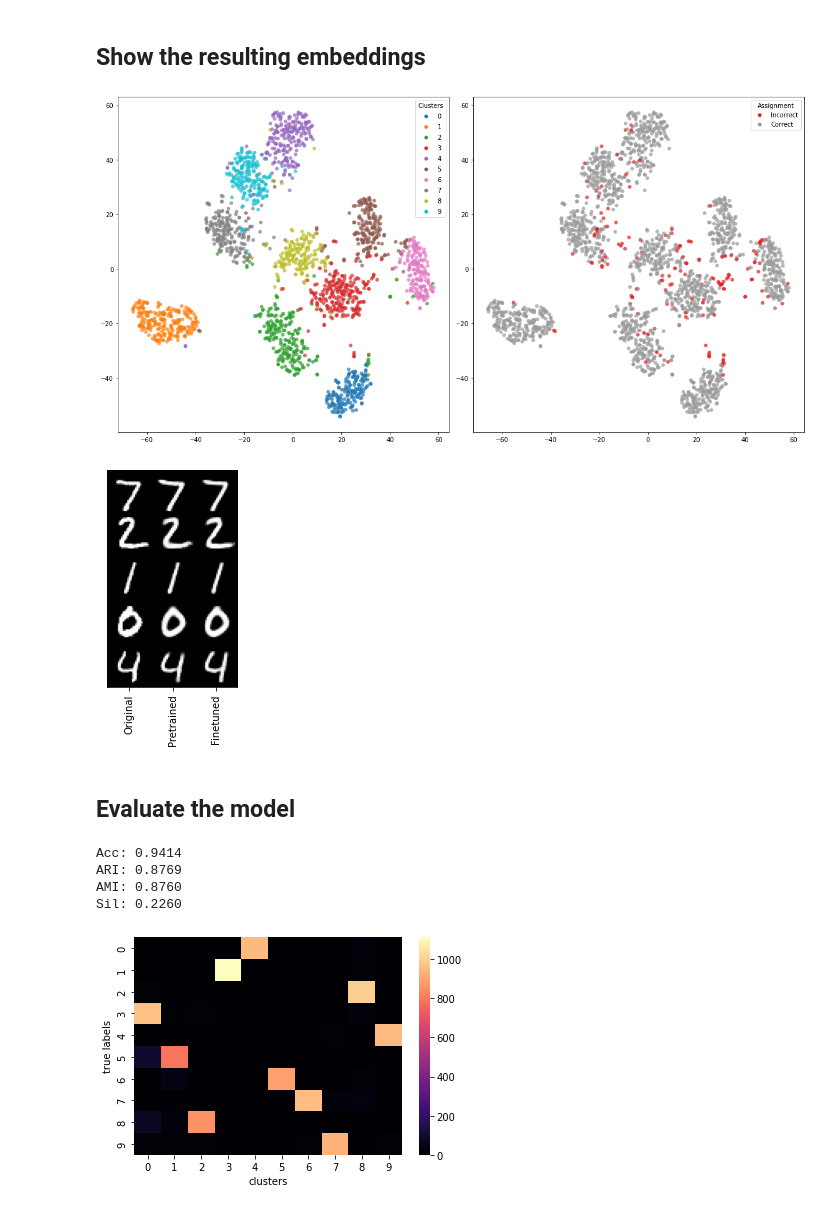
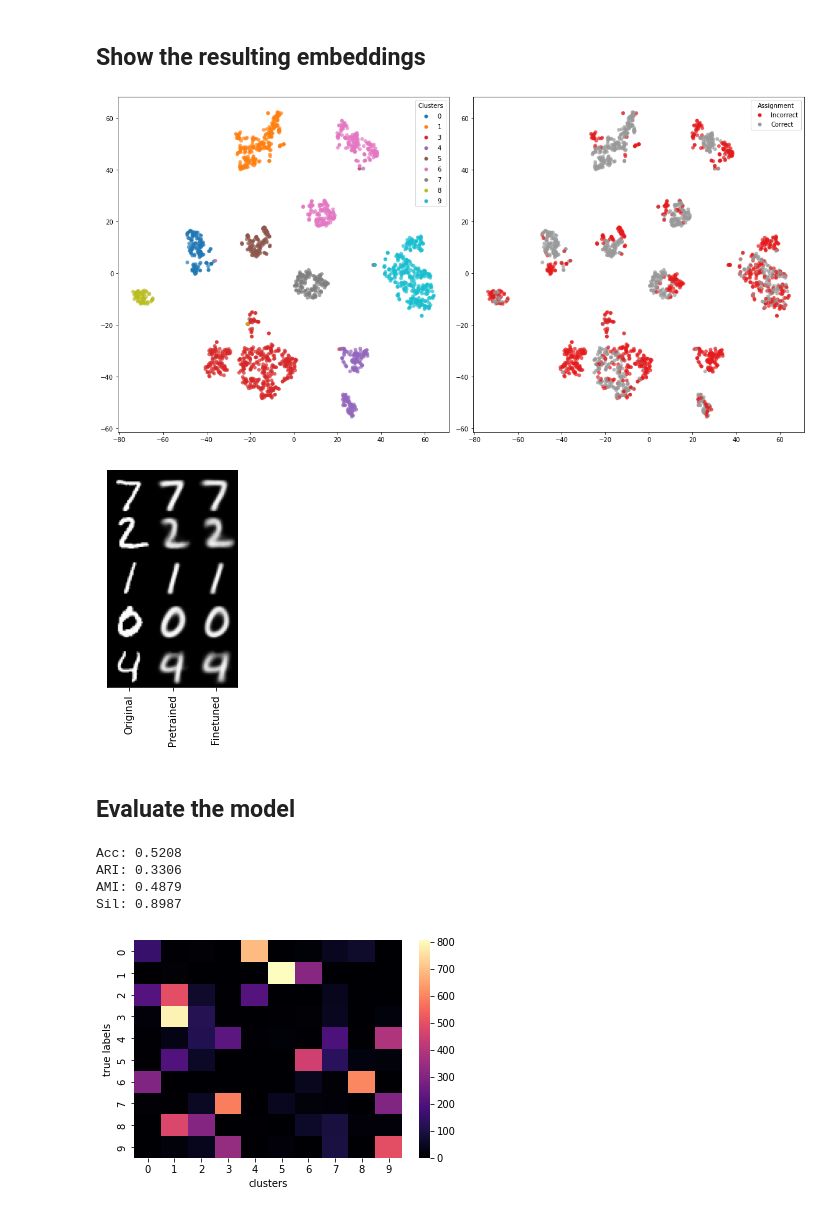
Before and after one commit to carlescn/MSc_bioinformatics_thesis, a Jupyter notebook: masters_thesis_models/vade_on_MNIST.ipynb, the cells around one changed output. Saved outputs shown, nothing was run; the diff lists cells and outputs as text; code cells hidden in the pictures.

```diff
--- a/masters_thesis_models/vade_on_MNIST.ipynb
+++ b/masters_thesis_models/vade_on_MNIST.ipynb
@@ -60,0 +46,12 @@ model_pretrain.decoder.load_weights("model_weights/vade/pretrained/decoder")
+# %%
+# model_vae.compile(optimizer=keras.optimizers.Adam())
+
+# model_vae.fit(x_train,
+#                epochs=EPOCHS,
+#                batch_size=128,
+#                verbose=2,
+#               )
+
+# model_vae.save_weights("model_weights/cvae/pretrained/vae")
+
+model_vae.load_weights("model_weights/cvae/pretrained/vae")
@@ -85,0 +83,2 @@ model_pretrain.decoder.load_weights("model_weights/vade/pretrained/decoder")
+# %%
+model_vae.load_weights("model_weights/cvae/pretrained/vae")
@@ -85,0 +89,10 @@ model_pretrain.decoder.load_weights("model_weights/vade/pretrained/decoder")
+# %%
+N_CLUSTERS = 10
+CLUSTERING_LOSS_WEIGHT = 0.1
+
+EPOCHS = 100
+BATCH_SIZE = 128
+SCHEDULE = 10
+DELTA_THRESHOLD = 0.01
+
+model_cvae = get_clustering_vae_model(model_vae, N_CLUSTERS, CLUSTERING_LOSS_WEIGHT)
@@ -138,46 +169,45 @@ callback = [tf.keras.callbacks.LearningRateScheduler(scheduler),
 # %% [markdown]
 Train the model:
 # %%
-EPOCHS = 200
-LEARNING_RATE = 0.002
-BATCH_SIZE = 128
-SCHEDULE = 10
+# model_cvae.compile(optimizer=keras.optimizers.Adam())
 
-# model_vade.compile(optimizer=keras.optimizers.Adam(learning_rate=LEARNING_RATE))
-
-# model_vade.fit(x_train,
+# model_cvae.fit(x_train, p,
 #                epochs=EPOCHS,
-#                batch_size=BATCH_SIZE,
+#                batch_size=128,
 #                callbacks = callback,
 #                verbose=2,
 #               )
 
-# model_vade.save_weights("model_weights/vade/finetuned/vade")
+# model_cvae.save_weights("model_weights/cvae/finetuned/cvae_kmeans")
 
-model_vade.load_weights("model_weights/vade/finetuned/vade")
+model_cvae.load_weights("model_weights/cvae/finetuned/cvae_kmeans")
 # %% [output]
 <tensorflow.python.training.tracking.util.CheckpointLoadStatus at 0x...>
 # %% [markdown]
 ## Show the resulting embeddings
 # %%
-z = model_vade.encode_only_mu(x_test[0:2000])
-tsne = TSNE(n_components=2, init='pca')
-z_tsne = tsne.fit_transform(z)
-c_test = model_vade.classify(x_test)
-draw_clusters_assignments(z_tsne, y_test[0:2000], c_test[0:2000], alpha=0.7)
+z_test = model_cvae.encode_only_mu(x_test)
+c_test = model_cvae.classify(x_test)
+
+if LATENT_DIM == 2:
+    draw_clusters_assignments(z_test, y_test, c_test)
+else:
+    tsne = TSNE(n_components=2, init='pca')
+    z_tsne = tsne.fit_transform(z_test[0:2000])
+    draw_clusters_assignments(z_tsne, y_test[0:2000], c_test[0:2000], alpha=0.7)
 # %% [output]
-[figure, old version]
+[figure, new version]
 # %%
-_ = compare_reconstructed_images_MNIST(x_test, model_vade.encoder, model_vade.decoder, ("Original", "Pretrained", "Finetuned"), old_figure=compare_orig_vs_pretrained)
+_ = compare_reconstructed_images_MNIST(x_test, model_cvae.encoder, model_cvae.decoder, ("Original", "Pretrained", "Finetuned"), old_figure=compare_orig_vs_pretrained)
 # %% [output]
-[figure, old version]
+[figure, new version]
 # %% [markdown]
 ## Evaluate the model
 # %%
-evaluate_clustering_performance(model_vade.classify, x_test, y_test, True, model_vade.encode_only_mu)
+evaluate_clustering_performance(model_cvae.classify, x_test, y_test, True, model_cvae.encode_only_mu)
 # %% [output]
-Acc: 0.9414
-ARI: 0.8769
-AMI: 0.8760
-Sil: 0.2260
+Acc: 0.5208
+ARI: 0.3306
+AMI: 0.4879
+Sil: 0.8987
-[figure, old version]
+[figure, new version]
```
Also changed, not shown: parts of 43 cells of this notebook.
